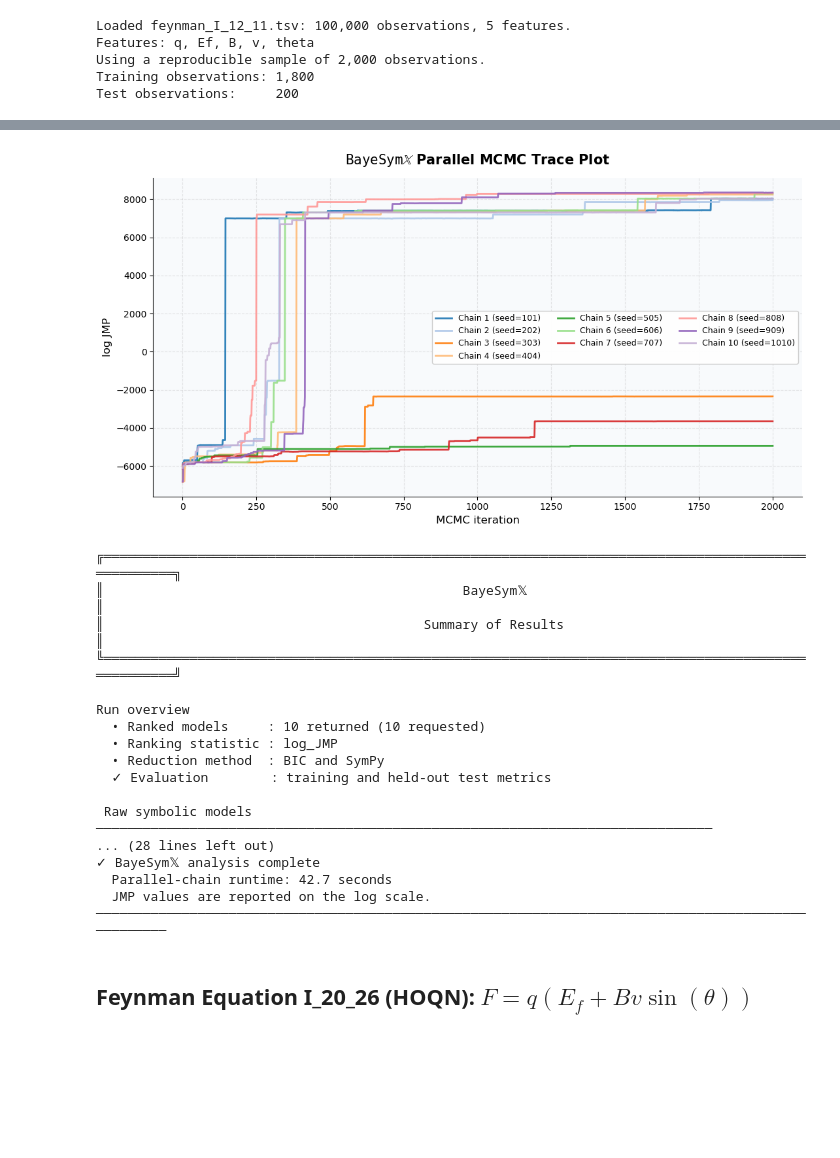
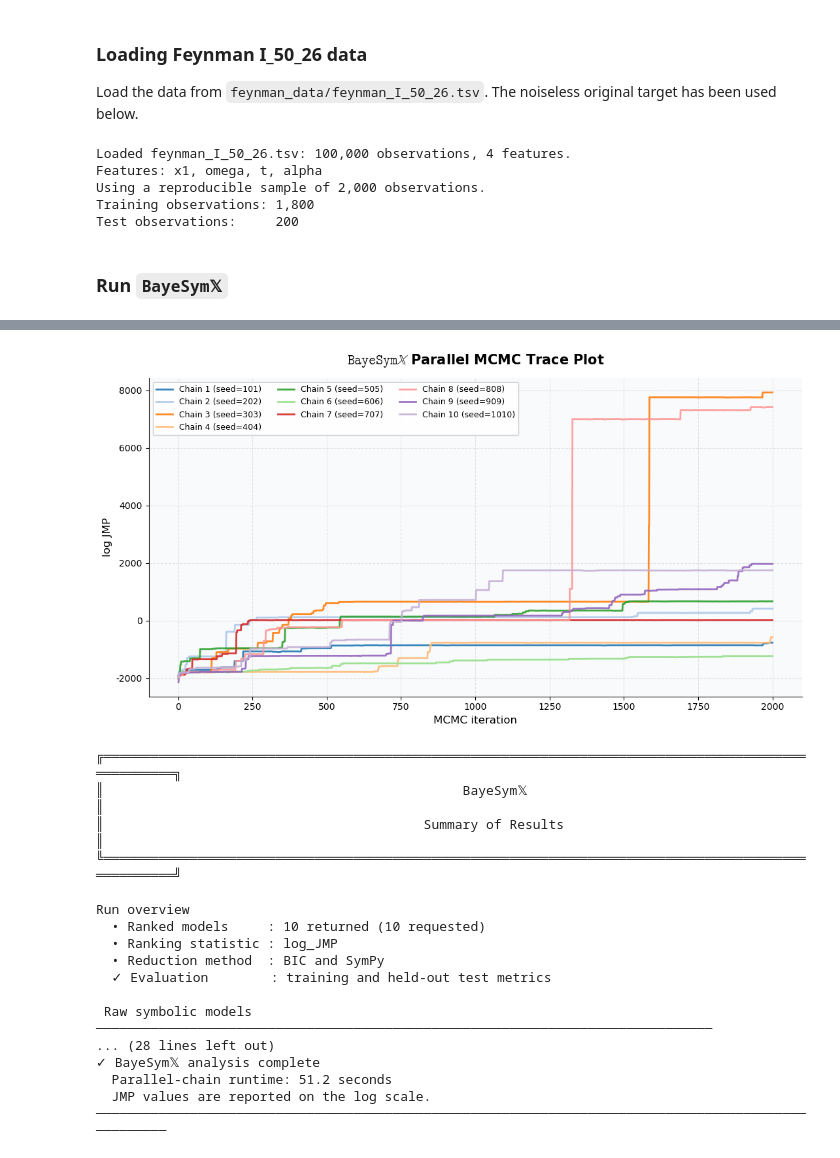
Before and after one commit to Roy-SR-007/BayeSymX, a Jupyter notebook: example.ipynb, the cells around one changed output, grey strips where cells are left out. Saved outputs shown, nothing was run; the diff lists cells and outputs as text; code cells hidden in the pictures; blank space fills up the shorter version.

```diff
--- a/example.ipynb
+++ b/example.ipynb
@@ -75,13 +118,15 @@ Run overview
+# %% [markdown]
+### Loading Feynman I_50_26 data
+
+Load the data from `feynman_data/feynman_I_50_26.tsv`. The noiseless original target has been used below.
 # %%
-# ---------------------------------------------------------
-# Configuration
-# ---------------------------------------------------------
+# subsample 2000 observations from the Feynman dataset and split into 90% train and 10% test.
 
 random_seed = 2026
-sample_size = 2000       # Set to None to use all 100,000 rows
+sample_size = 2000
 test_fraction = 0.10
 
-data_path = Path("feynman_data/feynman_I_12_11.tsv")
+data_path = Path("feynman_data/feynman_I_50_26.tsv")
 
 data = pd.read_csv(data_path, sep="\t")
 
@@ -197,8 +242,8 @@ print(
     f"Test observations:     {len(y_test):,}"
 )
 # %% [output]
-Loaded feynman_I_12_11.tsv: 100,000 observations, 5 features.
-Features: q, Ef, B, v, theta
+Loaded feynman_I_50_26.tsv: 100,000 observations, 4 features.
+Features: x1, omega, t, alpha
 Using a reproducible sample of 2,000 observations.
 Training observations: 1,800
 Test observations:     200
@@ -205,8 +254,6 @@ Test observations:     200
+# %% [markdown]
+### Run `BayeSym𝕏`
 # %%
-# ---------------------------------------------------------
-# Run BayeSymX
-# ---------------------------------------------------------
-
 result_json = run_bayesymx(
     X_train=X_train,
     y_train=y_train,
@@ -214,7 +261,7 @@ result_json = run_bayesymx(
     y_test=y_test,
 
     K=3,
-    maxdepth=3,
+    maxdepth=5,
 
     seeds=[
         101,
@@ -240,20 +287,11 @@ result_json = run_bayesymx(
     significant_digits=3,
     print_results=True,
 
-    # Optional restricted operator set:
-    # opset=[add, mul, sqrt_op],
-
     # Trace plots
     show_trace_plot=True,
     save_trace_plot=False,
     report_every=20,
-    n_jobs=10
+    n_jobs=10,
+    opset=[add, mul, inv, neg, sin, cos, exp, cu, sq]
 )
-
-
-# ---------------------------------------------------------
-# Convert the returned JSON string to a Python dictionary
-# ---------------------------------------------------------
-
-results = json.loads(result_json)
 # %% [output]
@@ -268,4 +306,4 @@ results = json.loads(result_json)
-[figure, old version]
+[figure, new version]
 ╔════════════════════════════════════════════════════════════════════════════════════════════════════╗
 ║                                              BayeSym𝕏                                              ║
 ║                                         Summary of Results                                         ║
@@ -280,8 +318,6 @@ Run overview
  Raw symbolic models ───────────────────────────────────────────────────────────────────────────────
 ... (28 lines left out)
 ✓ BayeSym𝕏 analysis complete
-  Parallel-chain runtime: 42.7 seconds
+  Parallel-chain runtime: 51.2 seconds
   JMP values are reported on the log scale.
 ────────────────────────────────────────────────────────────────────────────────────────────────────
-# %% [markdown]
-## Feynman Equation I_20_26 (HOQN): $F = q(E_f + Bv\sin(\theta))$
```
Also changed, not shown: parts of 28 cells of this notebook, 7 other files.
